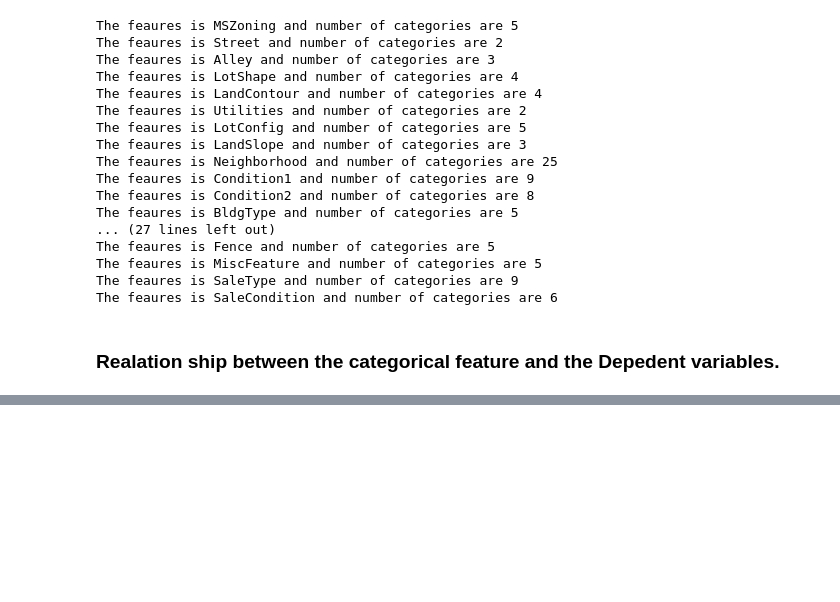
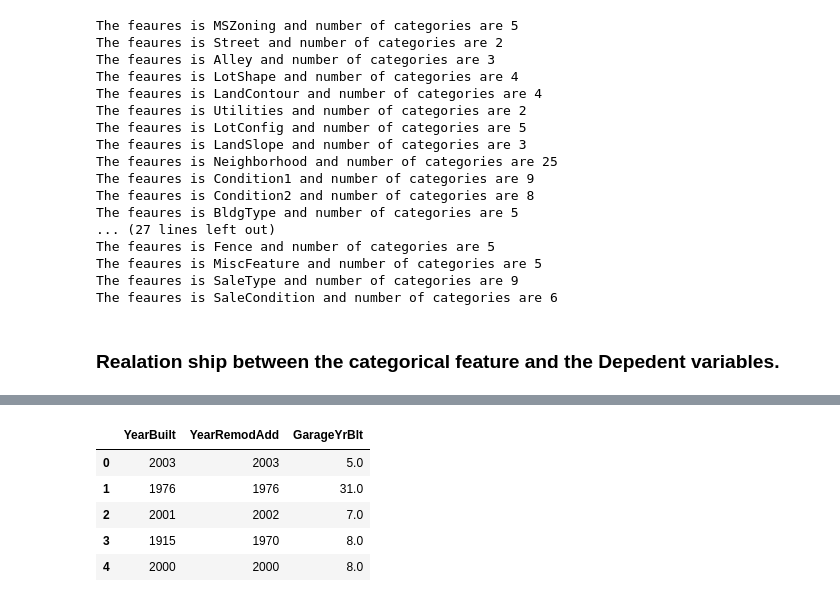
Before and after one commit to Abhinand-NTK/House_Prediction_model, a Jupyter notebook: House_Prediction_model.ipynb, the cells around one changed output, grey strips where cells are left out. Saved outputs shown, nothing was run; the diff lists cells and outputs as text; code cells hidden in the pictures; blank space fills up the shorter version.

```diff
--- a/House_Prediction_model.ipynb
+++ b/House_Prediction_model.ipynb
@@ -438,0 +572,9 @@ for feature in categorical_feature:
+# %%
+dataset[['YearBuilt','YearRemodAdd','GarageYrBlt']].head()
+# %% [output]
+|  | YearBuilt | YearRemodAdd | GarageYrBlt |
+| 0 | 2003 | 2003 | 5.0 |
+| 1 | 1976 | 1976 | 31.0 |
+| 2 | 2001 | 2002 | 7.0 |
+| 3 | 1915 | 1970 | 8.0 |
+| 4 | 2000 | 2000 | 8.0 |
```
Also changed, not shown: parts of 15 cells of this notebook.
